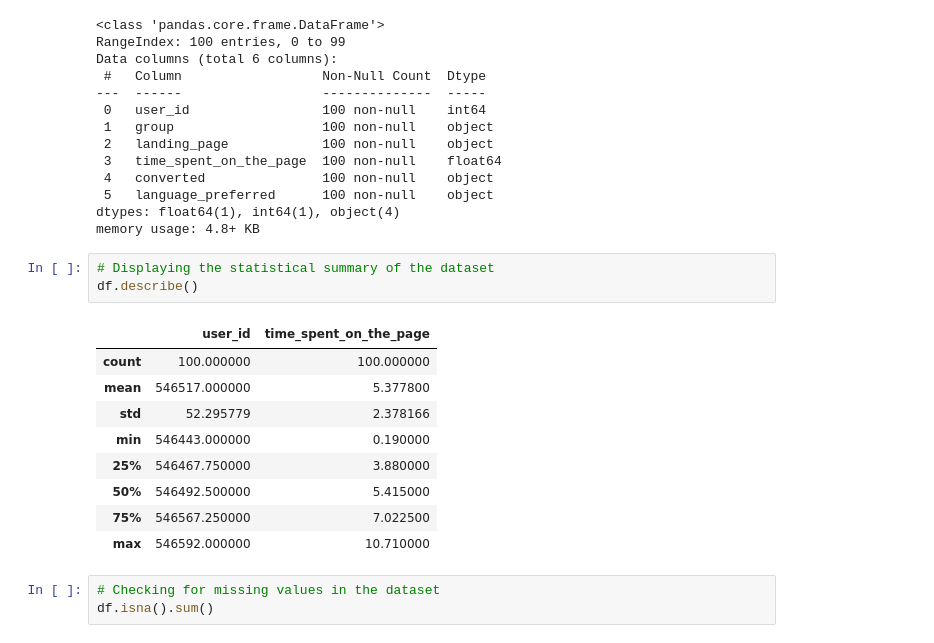
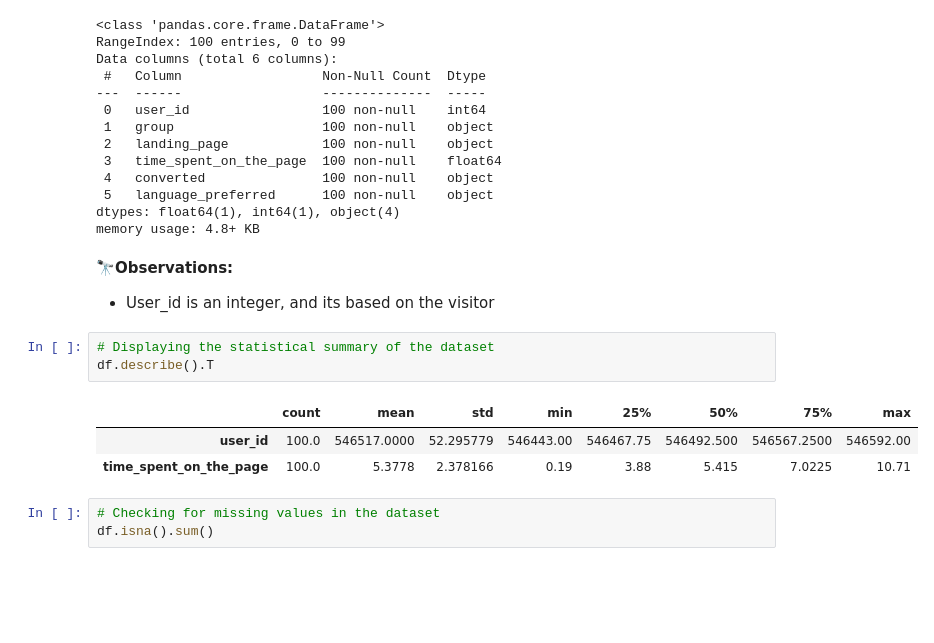
Before and after one commit to gs24/AIML, a Jupyter notebook: statistics/final project/solution.ipynb, the cells around one changed output. Drawn from its saved outputs; the diff is of its cells as text; blank space fills up the shorter version.

```diff
--- a/statistics/solution.ipynb
+++ b/statistics/final project/solution.ipynb
@@ -64,19 +70,17 @@ Data columns (total 6 columns):
  5   language_preferred      100 non-null    object
 dtypes: float64(1), int64(1), object(4)
 memory usage: 4.8+ KB
+# %% [markdown]
+🔭**Observations:**
+
+- User_id is an integer, and its based on the visitor
 # %%
 # Displaying the statistical summary of the dataset
-df.describe()
+df.describe().T
 # %% [output]
-|  | user_id | time_spent_on_the_page |
-| count | 100.000000 | 100.000000 |
-| mean | 546517.000000 | 5.377800 |
-| std | 52.295779 | 2.378166 |
-| min | 546443.000000 | 0.190000 |
-| 25% | 546467.750000 | 3.880000 |
-| 50% | 546492.500000 | 5.415000 |
-| 75% | 546567.250000 | 7.022500 |
-| max | 546592.000000 | 10.710000 |
+|  | count | mean | std | min | 25% | 50% | 75% | max |
+| user_id | 100.0 | 546517.0000 | 52.295779 | 546443.00 | 546467.75 | 546492.500 | 546567.2500 | 546592.00 |
+| time_spent_on_the_page | 100.0 | 5.3778 | 2.378166 | 0.19 | 3.88 | 5.415 | 7.0225 | 10.71 |
 # %%
 # Checking for missing values in the dataset
 df.isna().sum()
```
Also changed, not shown: parts of 2 cells of this notebook, 3 other files.
